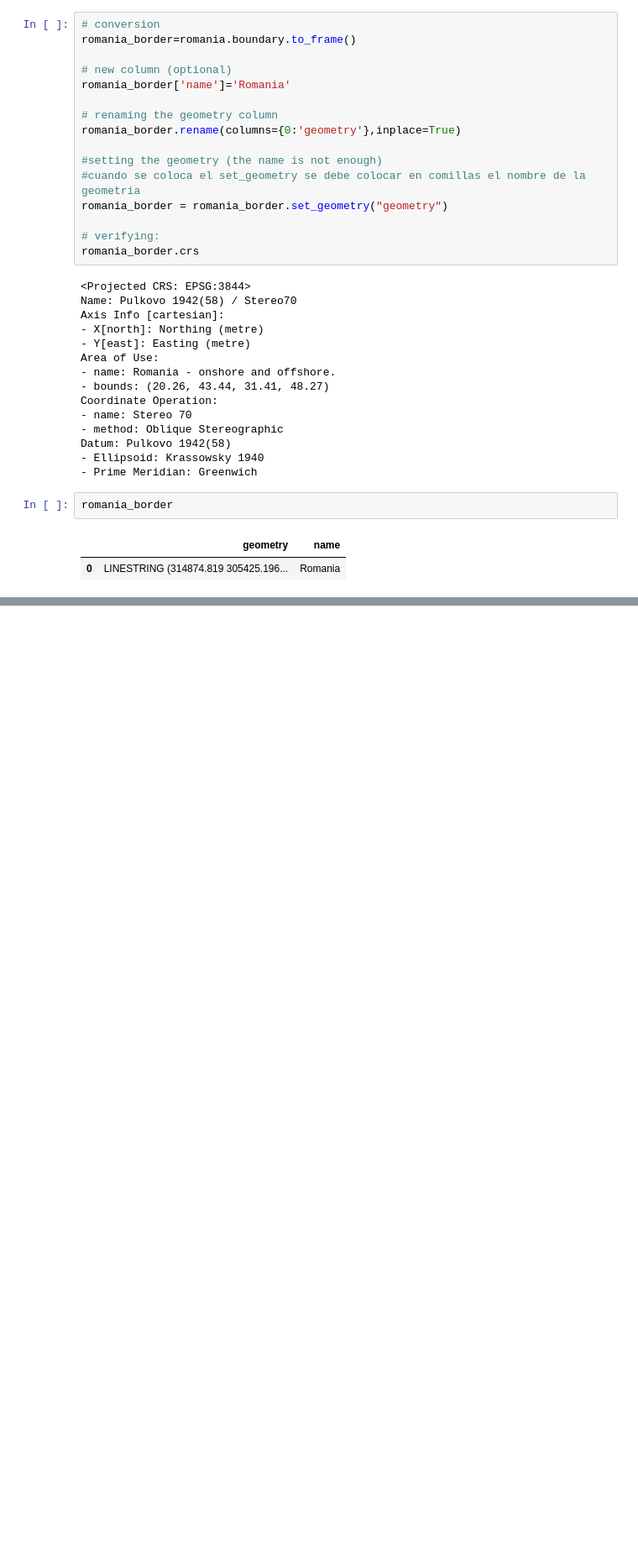
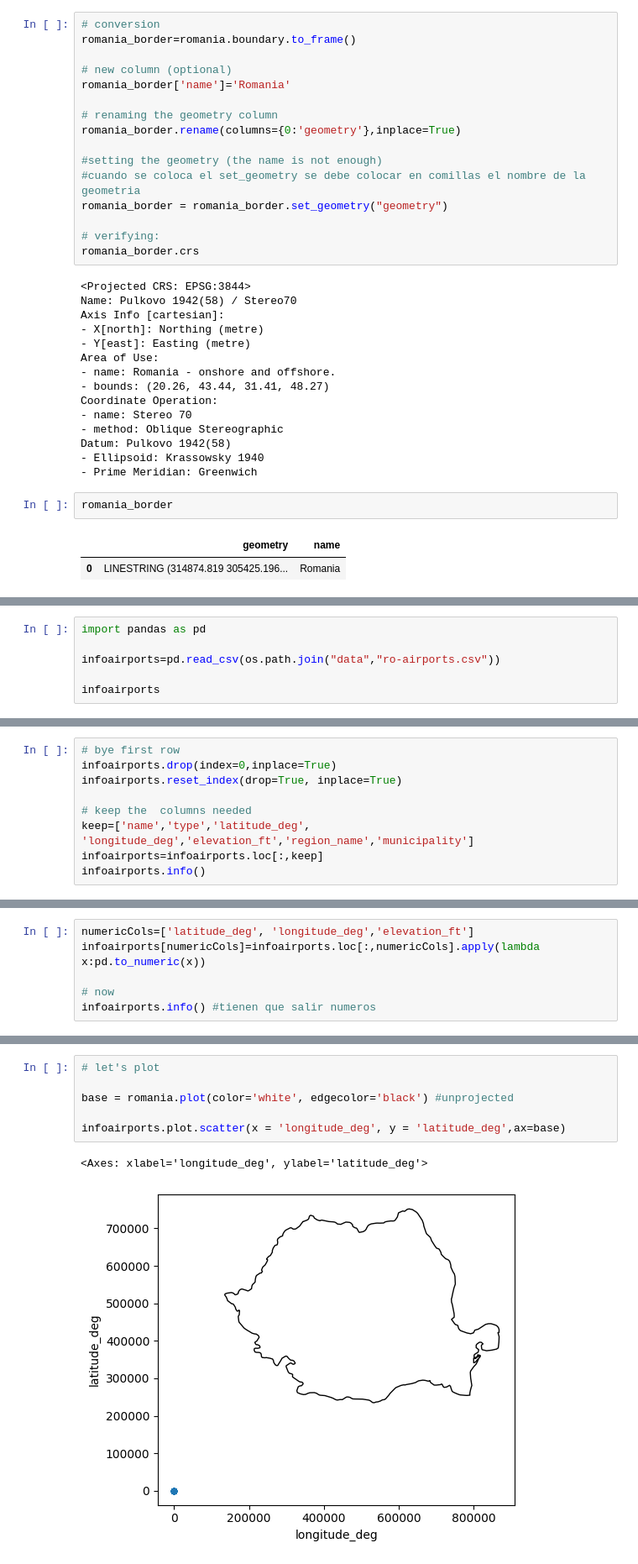
Before and after one commit to Clases-y-Evaluaciones-DelaCruz-Diana/Evaluation3-DelaCruz, a Jupyter notebook: index.ipynb, the cells around one changed output, grey strips where cells are left out. Shown: that part at 84% size. Drawn from its saved outputs; the diff is of its cells as text; blank space fills up the shorter version.

```diff
--- a/index.ipynb
+++ b/index.ipynb
@@ -100,0 +148,6 @@ romania_municipalities=gpd.read_file(os.path.join("maps","DEU_adm","DEU_adm3.shp
+# %%
+import pandas as pd
+
+infoairports=pd.read_csv(os.path.join("data","ro-airports.csv"))
+
+infoairports
@@ -100,0 +168,9 @@ romania_municipalities=gpd.read_file(os.path.join("maps","DEU_adm","DEU_adm3.shp
+# %%
+# bye first row
+infoairports.drop(index=0,inplace=True)
+infoairports.reset_index(drop=True, inplace=True)
+
+# keep the  columns needed
+keep=['name','type','latitude_deg', 'longitude_deg','elevation_ft','region_name','municipality']
+infoairports=infoairports.loc[:,keep]
+infoairports.info()
@@ -100,0 +192,6 @@ romania_municipalities=gpd.read_file(os.path.join("maps","DEU_adm","DEU_adm3.shp
+# %%
+numericCols=['latitude_deg', 'longitude_deg','elevation_ft']
+infoairports[numericCols]=infoairports.loc[:,numericCols].apply(lambda x:pd.to_numeric(x))
+
+# now
+infoairports.info() #tienen que salir numeros
@@ -100,0 +213,9 @@ romania_municipalities=gpd.read_file(os.path.join("maps","DEU_adm","DEU_adm3.shp
+# %%
+# let's plot
+
+base = romania.plot(color='white', edgecolor='black') #unprojected
+
+infoairports.plot.scatter(x = 'longitude_deg', y = 'latitude_deg',ax=base)
+# %% [output]
+<Axes: xlabel='longitude_deg', ylabel='latitude_deg'>
+[figure, added]
```
Also changed, not shown: parts of 22 cells of this notebook.
